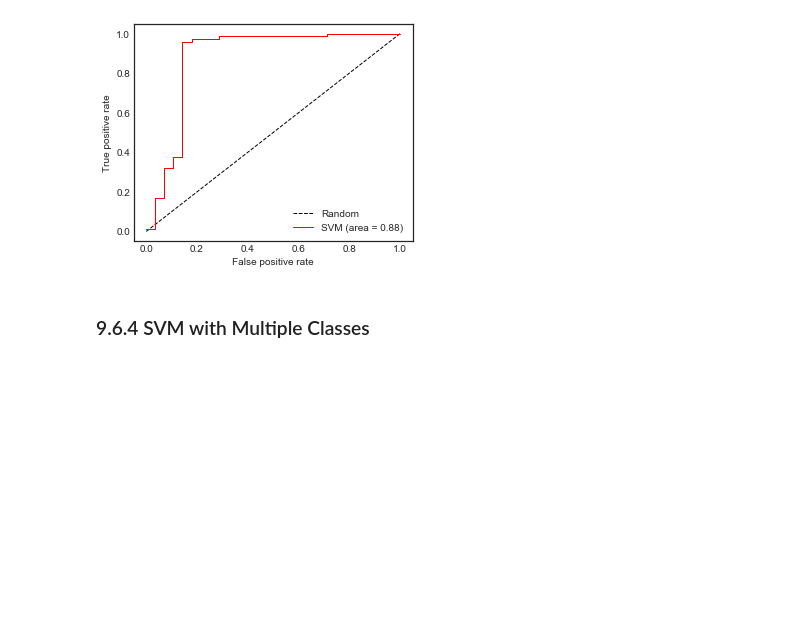
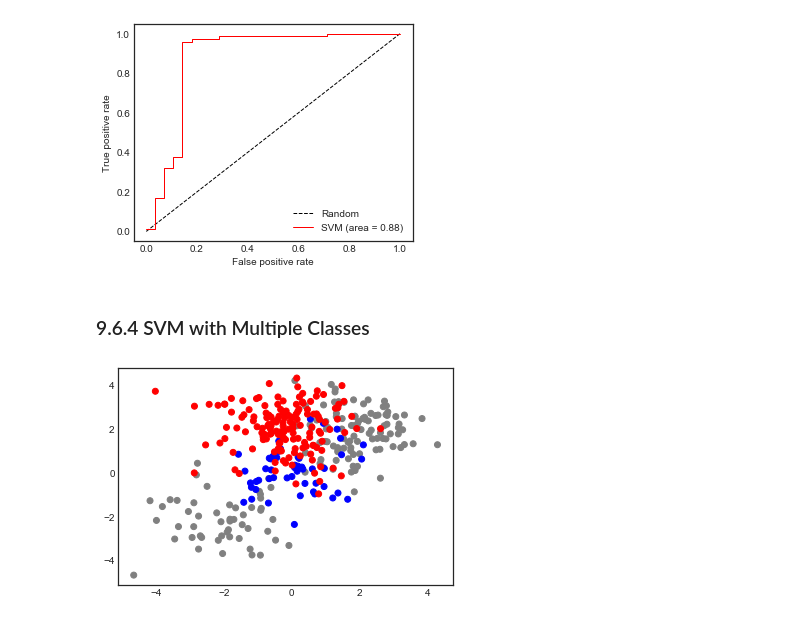
Before and after one commit to pedvide/ISLR_Python, a Jupyter notebook: Chapter9_Support_Vector_Machines.ipynb, the cells around one changed output. Saved outputs shown, nothing was run; the diff lists cells and outputs as text; code cells hidden in the pictures; blank space fills up the shorter version.

```diff
--- a/Chapter9_Support_Vector_Machines.ipynb
+++ b/Chapter9_Support_Vector_Machines.ipynb
@@ -285,3 +286,10 @@ ax.legend();
 [figure]
 # %% [markdown]
 ### 9.6.4 SVM with Multiple Classes
+# %%
+# add a third class
+X = np.concatenate([X, np.random.normal(loc=(0, 2), size=(50,2))])
+y = np.concatenate([y, 2*np.ones((50,))])
+plt.scatter(X[:, 0], X[:, 1], c=['grey' if val==1 else ('b' if val==0 else 'r') for val in y]);
+# %% [output]
+[figure, added]
```
Also changed, not shown: parts of 3 cells of this notebook.
